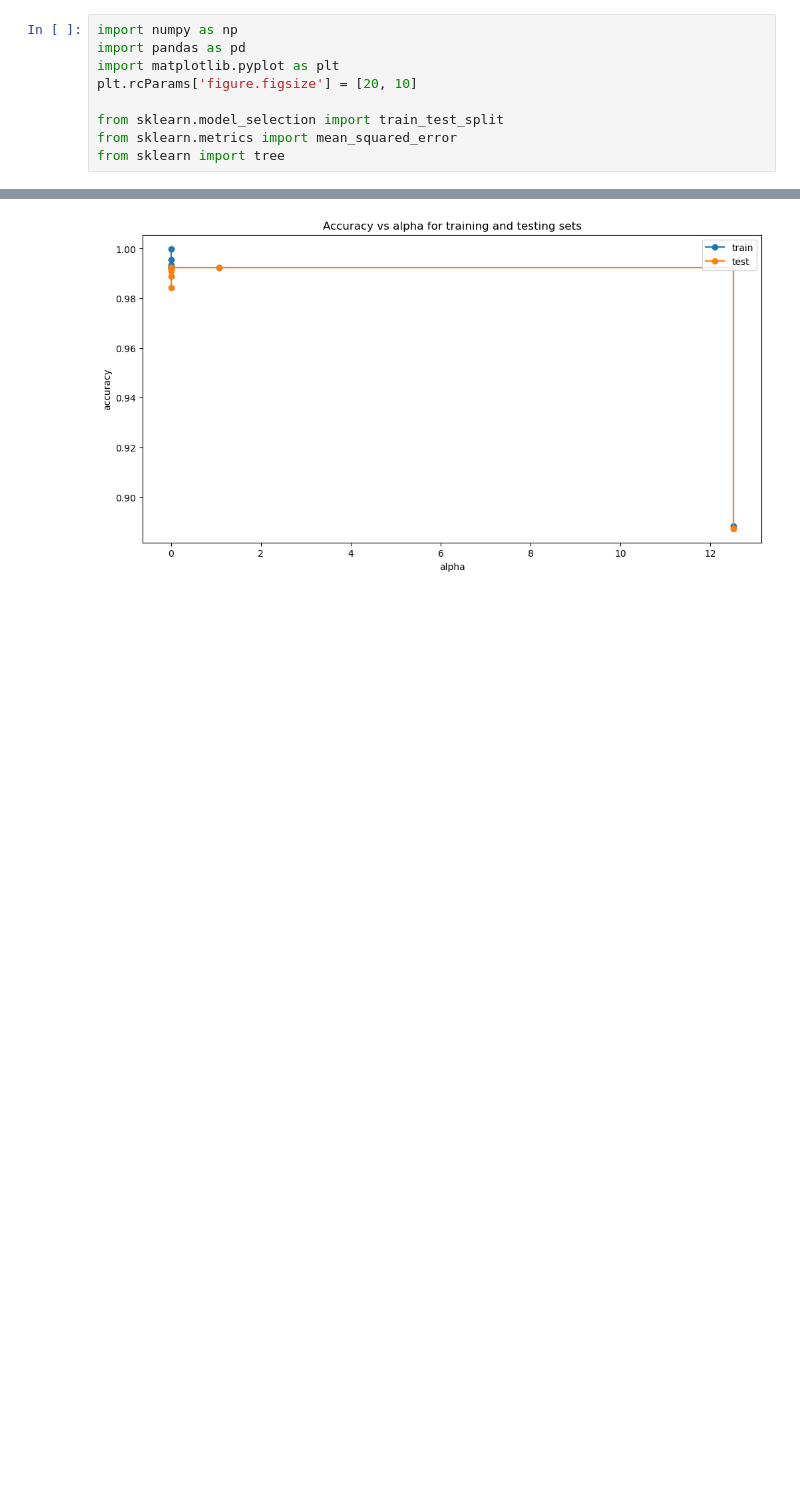
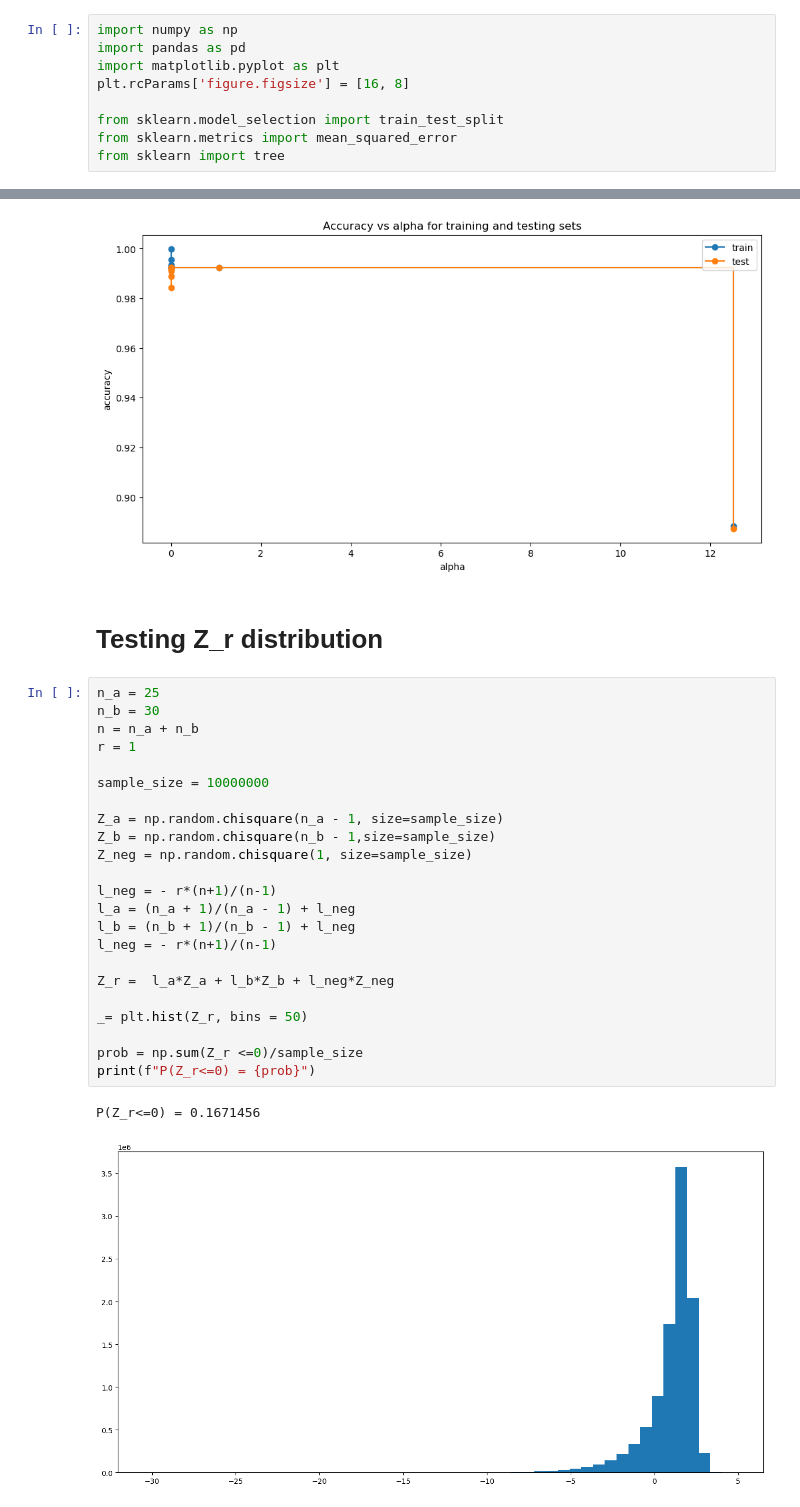
Before and after one commit to taariqnazar/pval-regularized-trees, a Jupyter notebook: code/cart.ipynb, the cells around one changed output, grey strips where cells are left out. Cells and saved outputs as stored; diff of their text form; blank space fills up the shorter version.

```diff
--- a/code/cart.ipynb
+++ b/code/cart.ipynb
@@ -2,7 +2,7 @@
 import numpy as np
 import pandas as pd
 import matplotlib.pyplot as plt
-plt.rcParams['figure.figsize'] = [20, 10]
+plt.rcParams['figure.figsize'] = [16, 8]
 
 from sklearn.model_selection import train_test_split
 from sklearn.metrics import mean_squared_error
@@ -168,3 +168,31 @@ ax.legend()
 plt.show()
 # %% [output]
 [figure]
+# %% [markdown]
+# Testing Z_r distribution
+# %%
+n_a = 25
+n_b = 30
+n = n_a + n_b
+r = 1
+
+sample_size = 10000000
+
+Z_a = np.random.chisquare(n_a - 1, size=sample_size)
+Z_b = np.random.chisquare(n_b - 1,size=sample_size)
+Z_neg = np.random.chisquare(1, size=sample_size)
+
+l_neg = - r*(n+1)/(n-1)
+l_a = (n_a + 1)/(n_a - 1) + l_neg
+l_b = (n_b + 1)/(n_b - 1) + l_neg
+l_neg = - r*(n+1)/(n-1)
+
+Z_r =  l_a*Z_a + l_b*Z_b + l_neg*Z_neg
+
+_= plt.hist(Z_r, bins = 50)
+
+prob = np.sum(Z_r <=0)/sample_size
+print(f"P(Z_r<=0) = {prob}")
+# %% [output]
+P(Z_r<=0) = 0.1671456
+[figure, added]
```
